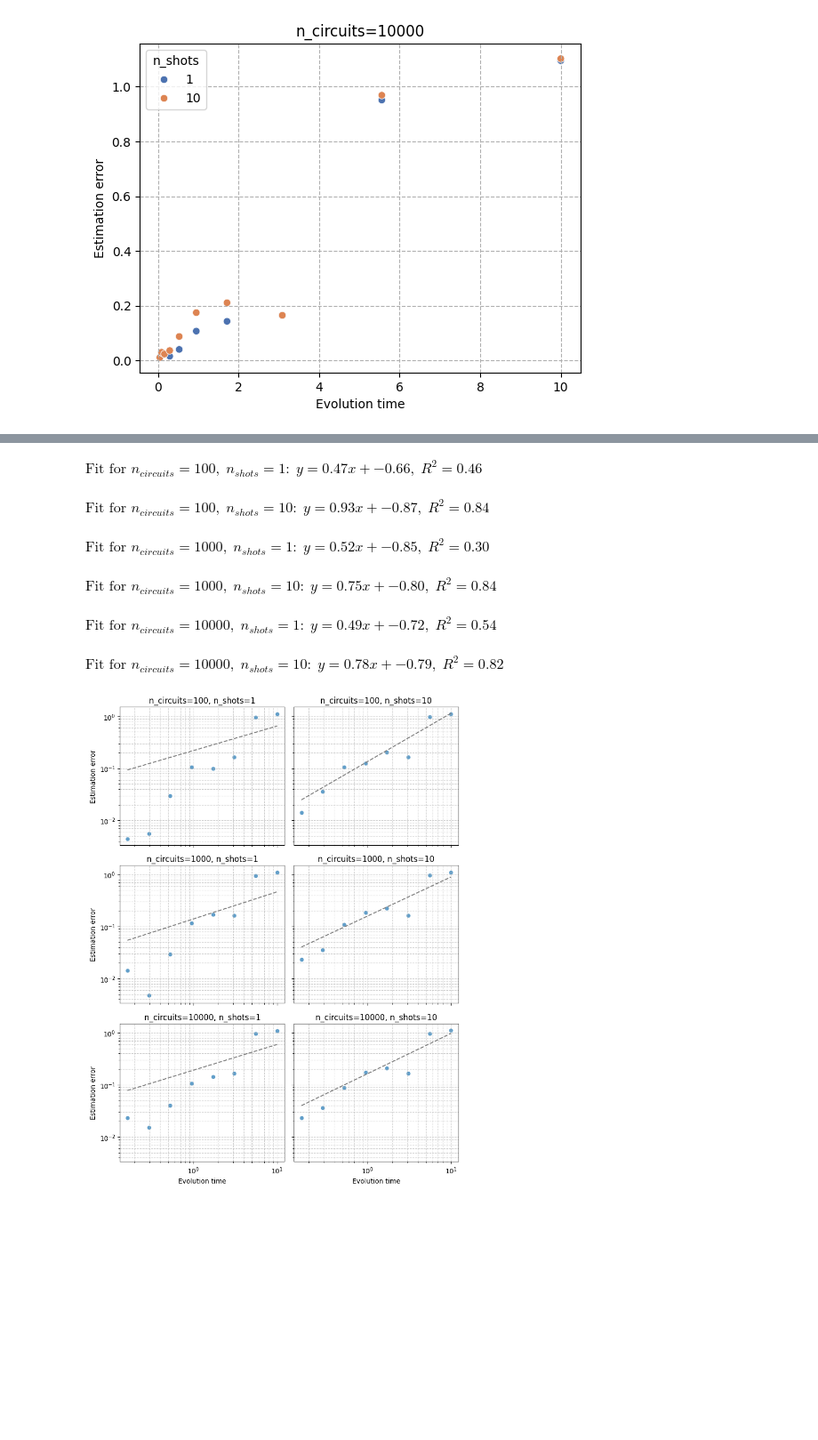
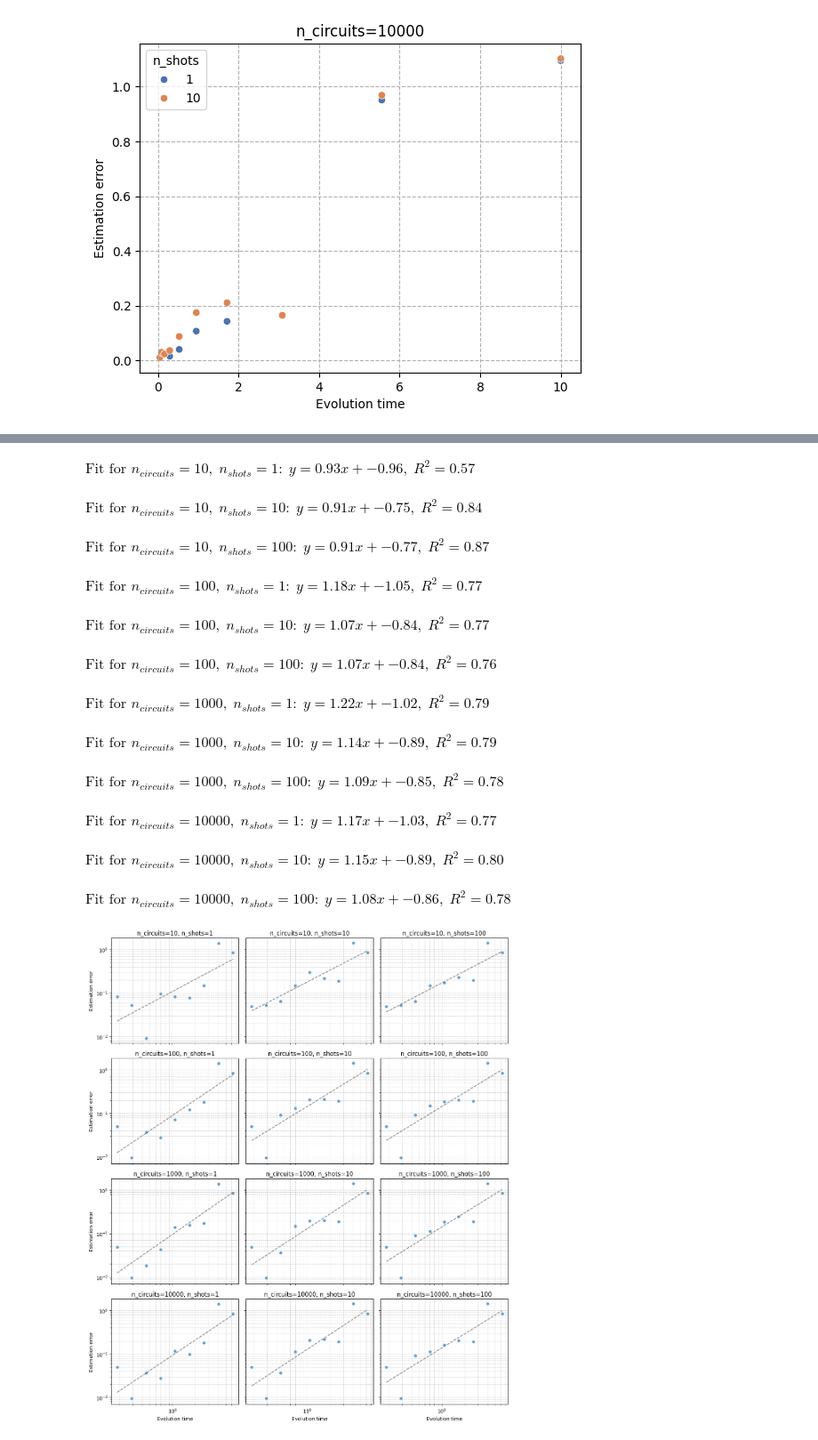
Before and after one commit to Rick0317/qDriftExtraPolation, a Jupyter notebook: src/parameter_sweep/quick_n_dirty_visualizations.ipynb, the cells around one changed output, grey strips where cells are left out. Shown at 89% size. Saved outputs shown, nothing was run; the diff lists cells and outputs as text; code cells hidden in the pictures; blank space fills up the shorter version.

```diff
--- a/src/parameter_sweep/quick_n_dirty_visualizations.ipynb
+++ b/src/parameter_sweep/quick_n_dirty_visualizations.ipynb
@@ -79,7 +79,7 @@ def plot_qdrift_results(df: pd.DataFrame, loglog: bool = True) -> None:
             # regression fit
             if len(subset) > 1:
                 x_log = np.log10(subset["time"])
-                y_log = np.log10(subset["error_according_to_mean"])
+                y_log = np.log10(subset["estimation_error"])
                 coeffs = np.polyfit(x_log, y_log, 1)
                 poly_eqn = np.poly1d(coeffs)
                 r2 = np.corrcoef(x_log, y_log)[0, 1] ** 2
@@ -131,10 +120,20 @@ df
 # %%
-plot_qdrift_results(df)
+df2 = pd.read_csv(r"C:\Users\rodcs\Desktop\my-repos\qDriftExtraPolation\qdrift_qpe_fc_parameter_sweep_2025-09-23.csv")
+
+times = sorted(df2["time"].unique())
+df2 = df2[df2["time"] > times[0] ]  # filter for specific ancilla count if needed
+plot_qdrift_results(df2)
 # %% [output]
-$\displaystyle \text{Fit for } n_{circuits}=100,\; n_{shots}=1:\; y=0.47x + -0.66,\; R^2=0.46$
+$\displaystyle \text{Fit for } n_{circuits}=10,\; n_{shots}=1:\; y=0.93x + -0.96,\; R^2=0.57$
-$\displaystyle \text{Fit for } n_{circuits}=100,\; n_{shots}=10:\; y=0.93x + -0.87,\; R^2=0.84$
+$\displaystyle \text{Fit for } n_{circuits}=10,\; n_{shots}=10:\; y=0.91x + -0.75,\; R^2=0.84$
-$\displaystyle \text{Fit for } n_{circuits}=1000,\; n_{shots}=1:\; y=0.52x + -0.85,\; R^2=0.30$
+$\displaystyle \text{Fit for } n_{circuits}=10,\; n_{shots}=100:\; y=0.91x + -0.77,\; R^2=0.87$
-$\displaystyle \text{Fit for } n_{circuits}=1000,\; n_{shots}=10:\; y=0.75x + -0.80,\; R^2=0.84$
+$\displaystyle \text{Fit for } n_{circuits}=100,\; n_{shots}=1:\; y=1.18x + -1.05,\; R^2=0.77$
-$\displaystyle \text{Fit for } n_{circuits}=10000,\; n_{shots}=1:\; y=0.49x + -0.72,\; R^2=0.54$
+$\displaystyle \text{Fit for } n_{circuits}=100,\; n_{shots}=10:\; y=1.07x + -0.84,\; R^2=0.77$
-$\displaystyle \text{Fit for } n_{circuits}=10000,\; n_{shots}=10:\; y=0.78x + -0.79,\; R^2=0.82$
+$\displaystyle \text{Fit for } n_{circuits}=100,\; n_{shots}=100:\; y=1.07x + -0.84,\; R^2=0.76$
+$\displaystyle \text{Fit for } n_{circuits}=1000,\; n_{shots}=1:\; y=1.22x + -1.02,\; R^2=0.79$
+$\displaystyle \text{Fit for } n_{circuits}=1000,\; n_{shots}=10:\; y=1.14x + -0.89,\; R^2=0.79$
+$\displaystyle \text{Fit for } n_{circuits}=1000,\; n_{shots}=100:\; y=1.09x + -0.85,\; R^2=0.78$
+$\displaystyle \text{Fit for } n_{circuits}=10000,\; n_{shots}=1:\; y=1.17x + -1.03,\; R^2=0.77$
+$\displaystyle \text{Fit for } n_{circuits}=10000,\; n_{shots}=10:\; y=1.15x + -0.89,\; R^2=0.80$
+$\displaystyle \text{Fit for } n_{circuits}=10000,\; n_{shots}=100:\; y=1.08x + -0.86,\; R^2=0.78$
-[figure, old version]
+[figure, new version]
```
Also changed, not shown: parts of 1 cell of this notebook, 6 other files.
